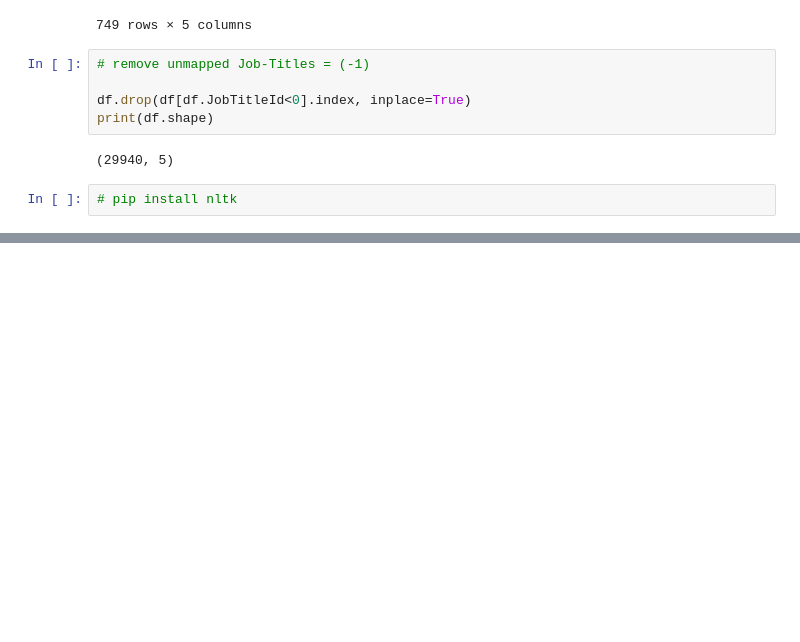
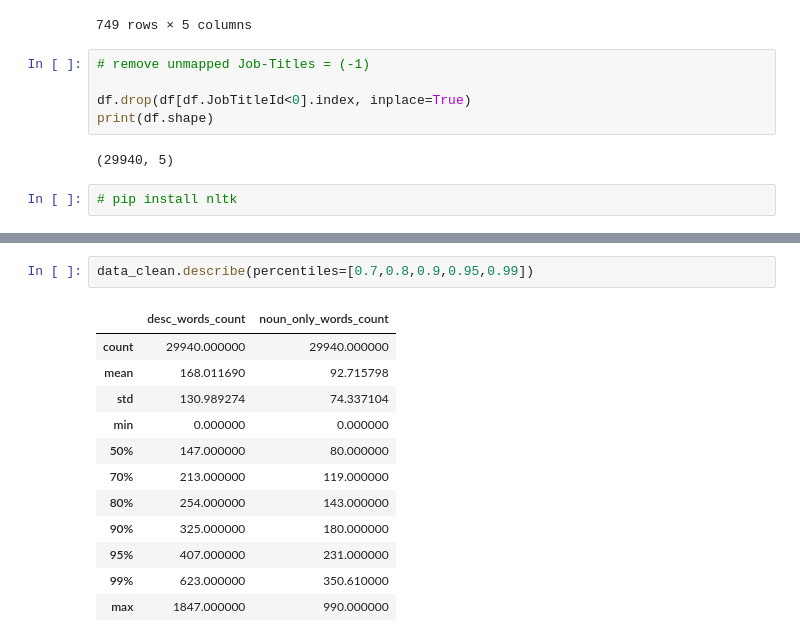
Before and after one commit to Yogev-H/JobTitleClassifier, a Jupyter notebook: data_processing.ipynb, the cells around one changed output, grey strips where cells are left out. Drawn from its saved outputs; the diff is of its cells as text; blank space fills up the shorter version.

```diff
--- a/data_processing.ipynb
+++ b/data_processing.ipynb
@@ -119,0 +180,15 @@ round1 = lambda x: text_process(x)
+# %%
+data_clean.describe(percentiles=[0.7,0.8,0.9,0.95,0.99])
+# %% [output]
+|  | desc_words_count | noun_only_words_count |
+| count | 29940.000000 | 29940.000000 |
+| mean | 168.011690 | 92.715798 |
+| std | 130.989274 | 74.337104 |
+| min | 0.000000 | 0.000000 |
+| 50% | 147.000000 | 80.000000 |
+| 70% | 213.000000 | 119.000000 |
+| 80% | 254.000000 | 143.000000 |
+| 90% | 325.000000 | 180.000000 |
+| 95% | 407.000000 | 231.000000 |
+| 99% | 623.000000 | 350.610000 |
+| max | 1847.000000 | 990.000000 |
```
Also changed, not shown: parts of 27 cells of this notebook.
